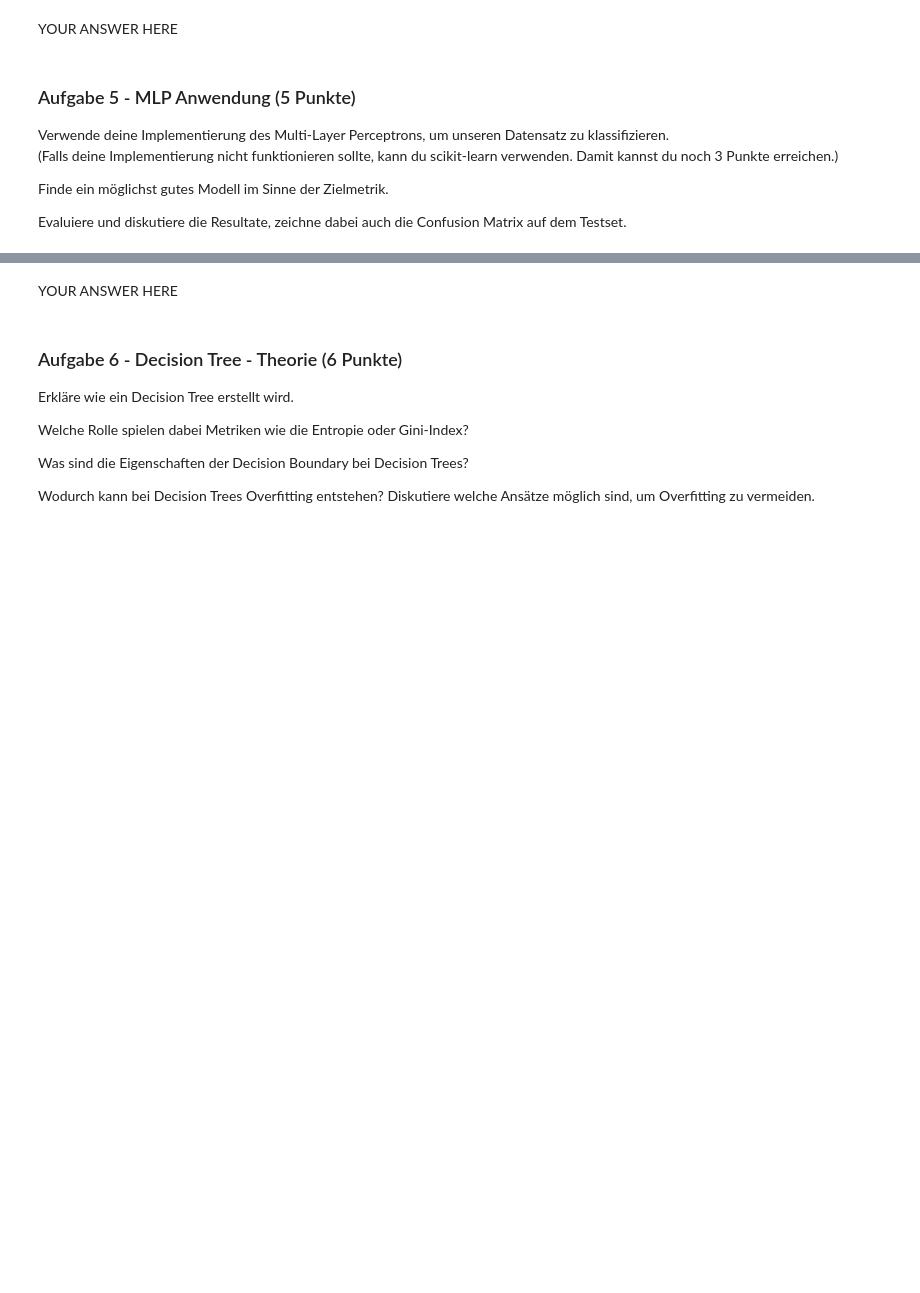
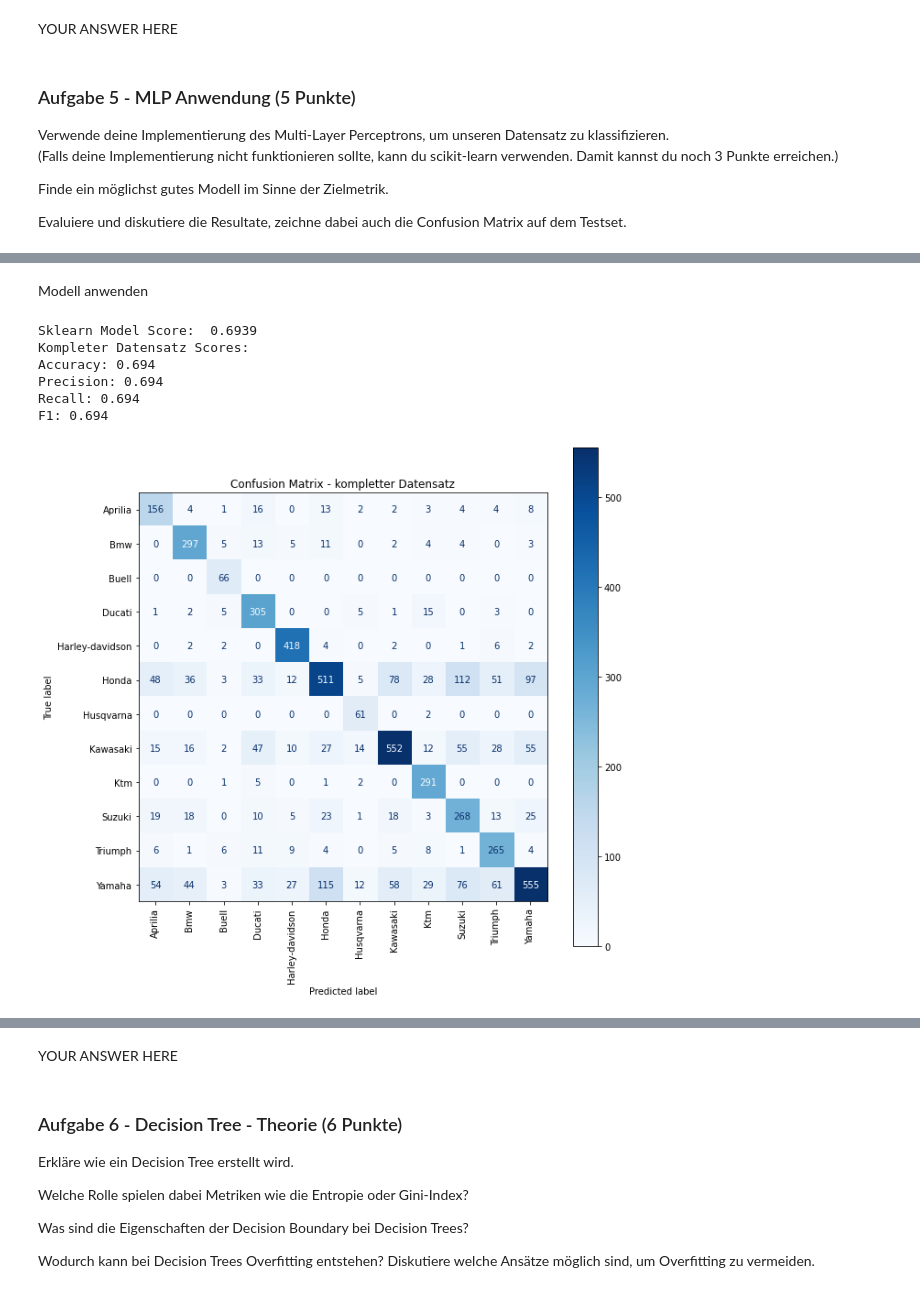
Before and after one commit to rootpi2203/ds_gml, a Jupyter notebook: gml_minichallenge_2/gml_minichallenge_2.ipynb, the cells around one changed output, grey strips where cells are left out. Saved outputs shown, nothing was run; the diff lists cells and outputs as text; code cells hidden in the pictures; blank space fills up the shorter version.

```diff
--- a/gml_minichallenge_2/gml_minichallenge_2.ipynb
+++ b/gml_minichallenge_2/gml_minichallenge_2.ipynb
@@ -2018,0 +2147,46 @@ raise NotImplementedError()
+# %%
+from sklearn import preprocessing
+
+# verwende gleiche attribute wie das Modell trainiert wurde
+attr_names = df_moto_sampling2_mlp.columns.to_list()
+df = df_moto_clean_mlp[attr_names].copy()
+X_all = df.drop('brand', axis=1)
+X_all_scaled = X_all.copy()
+y_all = df['brand']
+
+# Standardisierung von X_all
+normalize_attr = ['displacement', 'performance', 'price', 'curb_weight', 'mileage']
+X_all_scaler = preprocessing.StandardScaler().fit(X_all[normalize_attr])
+
+# Standardisierte Werte schreiben
+X_all_scaled.loc[:, normalize_attr] = X_all_scaler.transform(X_all[normalize_attr])
+
+# Dummie Variablen von den Kategorischen Attributen erzeugen
+X_all_scaled = pd.get_dummies(X_all_scaled)
+# %% [markdown]
+Modell anwenden
+# %%
+# Modell anwenden
+y_all_pred = mlp_sklearn.predict(X_all_scaled)
+
+# Score Model sklearn
+print('Sklearn Model Score: ', mlp_sklearn.score(X_all_scaled, y_all).round(4))
+
+# F1 Score Testdaten
+print('Kompleter Datensatz Scores:')
+mlp2_sklearn_acc, mlp2_sklearn_acc, mlp2_sklearn_pre, mlp2_sklearn_f1 = calc_class_scores(y_all, y_all_pred, print_info=True)
+# %% [output]
+Sklearn Model Score:  0.6939
+Kompleter Datensatz Scores:
+Accuracy: 0.694
+Precision: 0.694
+Recall: 0.694
+F1: 0.694
+# %%
+fig, ax = plt.subplots(figsize=(10, 10))
+plot_confusion_matrix(mlp_sklearn, X_all_scaled, y_all,
+                      xticks_rotation='vertical', cmap=plt.cm.Blues, ax=ax)
+plt.title('Confusion Matrix - kompletter Datensatz')
+plt.show()
+# %% [output]
+[figure, added]
```
Also changed, not shown: parts of 30 cells of this notebook.
